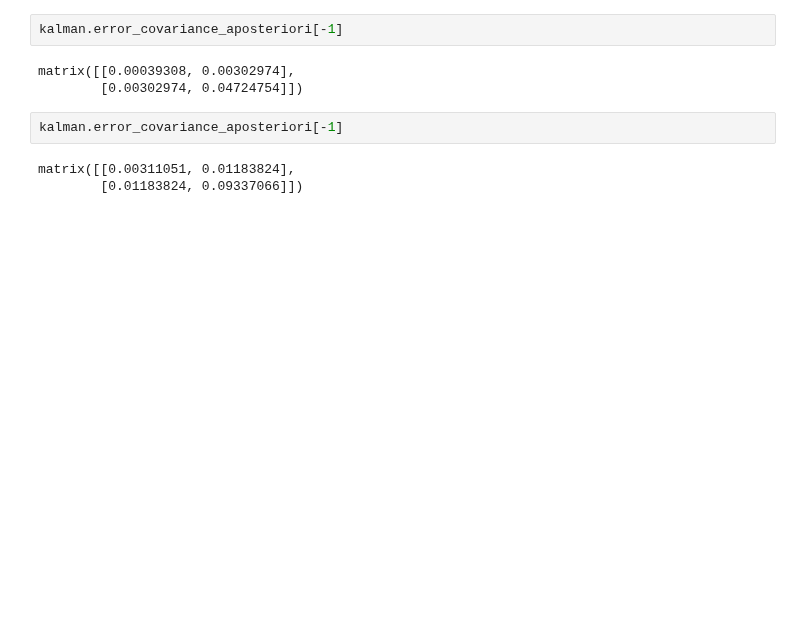
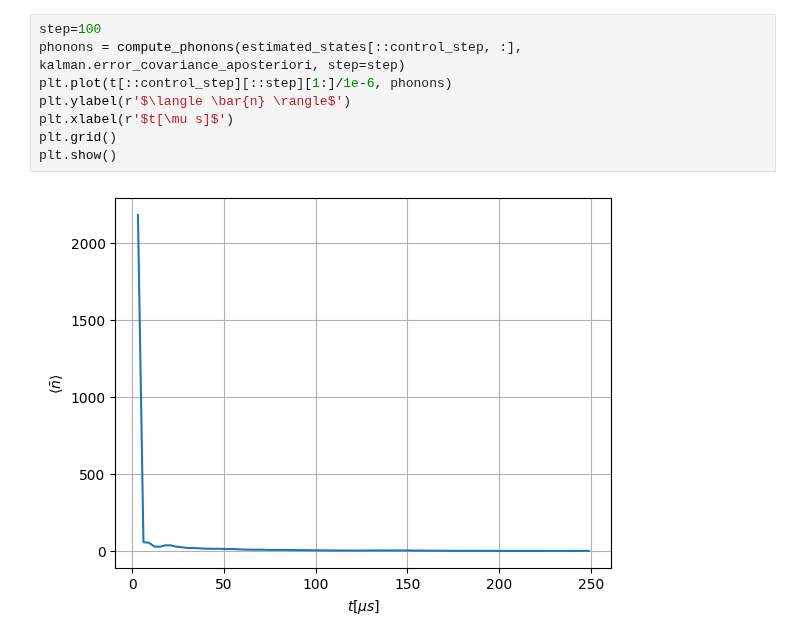
Before and after one commit to QuantumAdventures/single-photons, a Jupyter notebook: notebooks/2. Simulation Kalman.ipynb, the cells around one changed output. Drawn from its saved outputs; the diff is of its cells as text; blank space fills up the shorter version.

```diff
--- a/notebooks/2. Simulation Kalman.ipynb
+++ b/notebooks/2. Simulation Kalman.ipynb
@@ -197,10 +93,10 @@ plt.show()
 # %%
-kalman.error_covariance_aposteriori[-1]
+step=100
+phonons = compute_phonons(estimated_states[::control_step, :], kalman.error_covariance_aposteriori, step=step)
+plt.plot(t[::control_step][::step][1:]/1e-6, phonons)
+plt.ylabel(r'$\langle \bar{n} \rangle$')
+plt.xlabel(r'$t[\mu s]$')
+plt.grid()
+plt.show()
 # %% [output]
-matrix([[0.00039308, 0.00302974],
-        [0.00302974, 0.04724754]])
+[figure, added]
-# %%
-kalman.error_covariance_aposteriori[-1]
-# %% [output]
-matrix([[0.00311051, 0.01183824],
-        [0.01183824, 0.09337066]])
```
Also changed, not shown: parts of 14 cells of this notebook, 20 other files.
